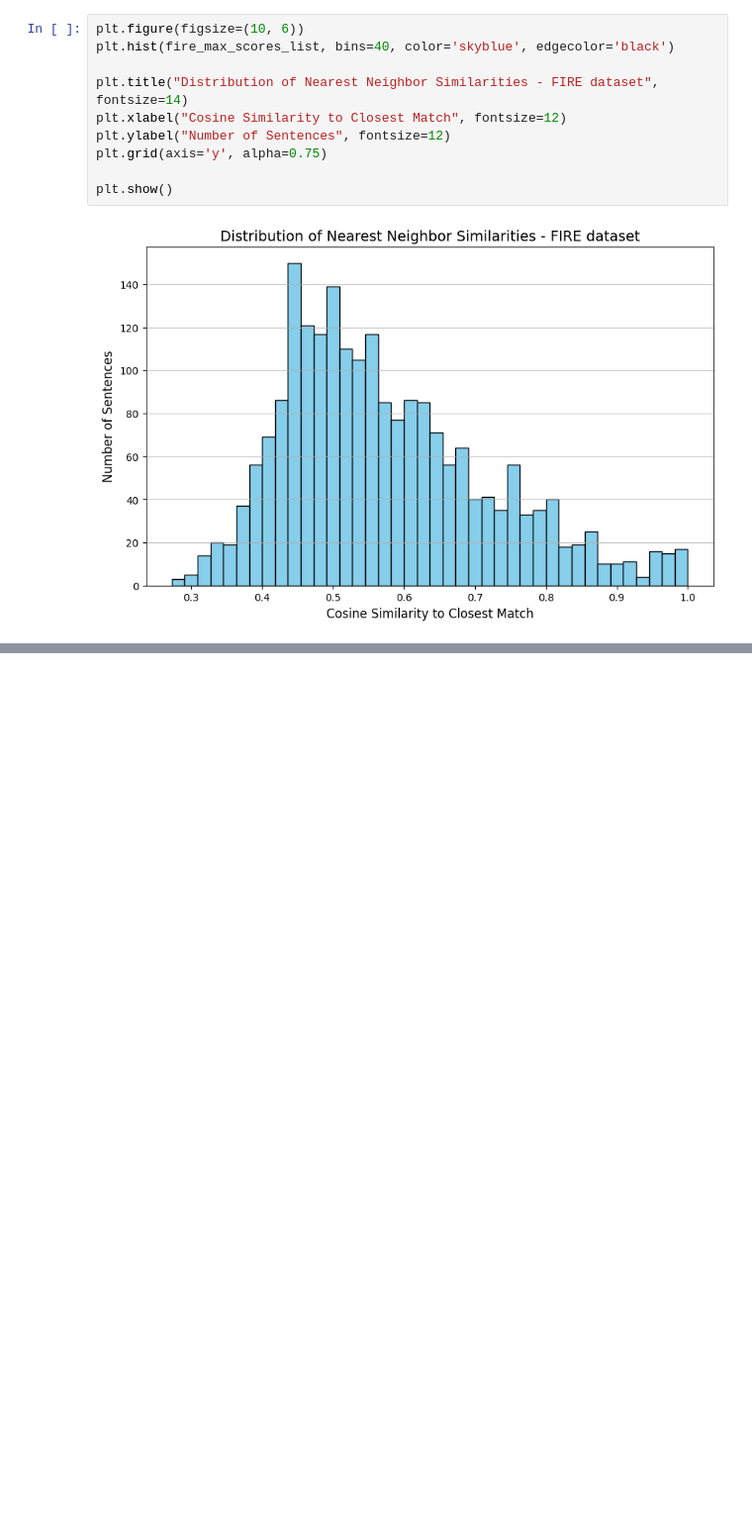
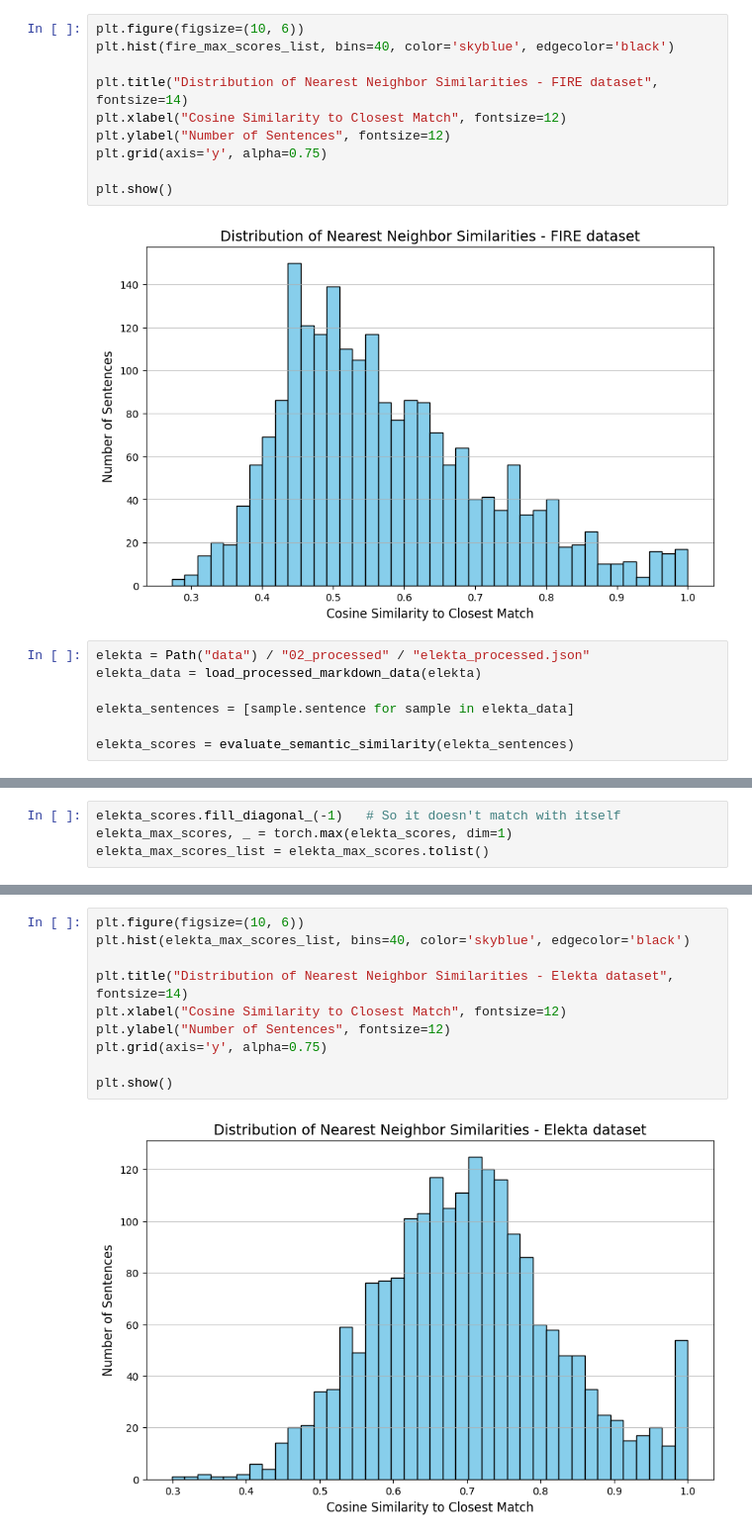
Before and after one commit to MatejPriesol/synthetic-financial-text-generation, a Jupyter notebook: notebooks/diversity_plots.ipynb, the cells around one changed output, grey strips where cells are left out. Shown at 99% size. Saved outputs shown, nothing was run; the diff lists cells and outputs as text; blank space fills up the shorter version.

Commit message:
refactor: script for pre-processing the data + exp: plots for Elekta data

```diff
--- a/notebooks/diversity_plots.ipynb
+++ b/notebooks/diversity_plots.ipynb
@@ -148,3 +147,10 @@ plt.grid(axis='y', alpha=0.75)
 plt.show()
 # %% [output]
 [figure]
+# %%
+elekta = Path("data") / "02_processed" / "elekta_processed.json"
+elekta_data = load_processed_markdown_data(elekta)
+
+elekta_sentences = [sample.sentence for sample in elekta_data]
+
+elekta_scores = evaluate_semantic_similarity(elekta_sentences)
@@ -150,0 +183,4 @@ plt.show()
+# %%
+elekta_scores.fill_diagonal_(-1)   # So it doesn't match with itself
+elekta_max_scores, _ = torch.max(elekta_scores, dim=1)
+elekta_max_scores_list = elekta_max_scores.tolist()
@@ -150,0 +201,12 @@ plt.show()
+# %%
+plt.figure(figsize=(10, 6))
+plt.hist(elekta_max_scores_list, bins=40, color='skyblue', edgecolor='black')
+
+plt.title("Distribution of Nearest Neighbor Similarities - Elekta dataset", fontsize=14)
+plt.xlabel("Cosine Similarity to Closest Match", fontsize=12)
+plt.ylabel("Number of Sentences", fontsize=12)
+plt.grid(axis='y', alpha=0.75)
+
+plt.show()
+# %% [output]
+[figure, added]
```
Also changed, not shown: parts of 5 cells of this notebook, 3 other files.
